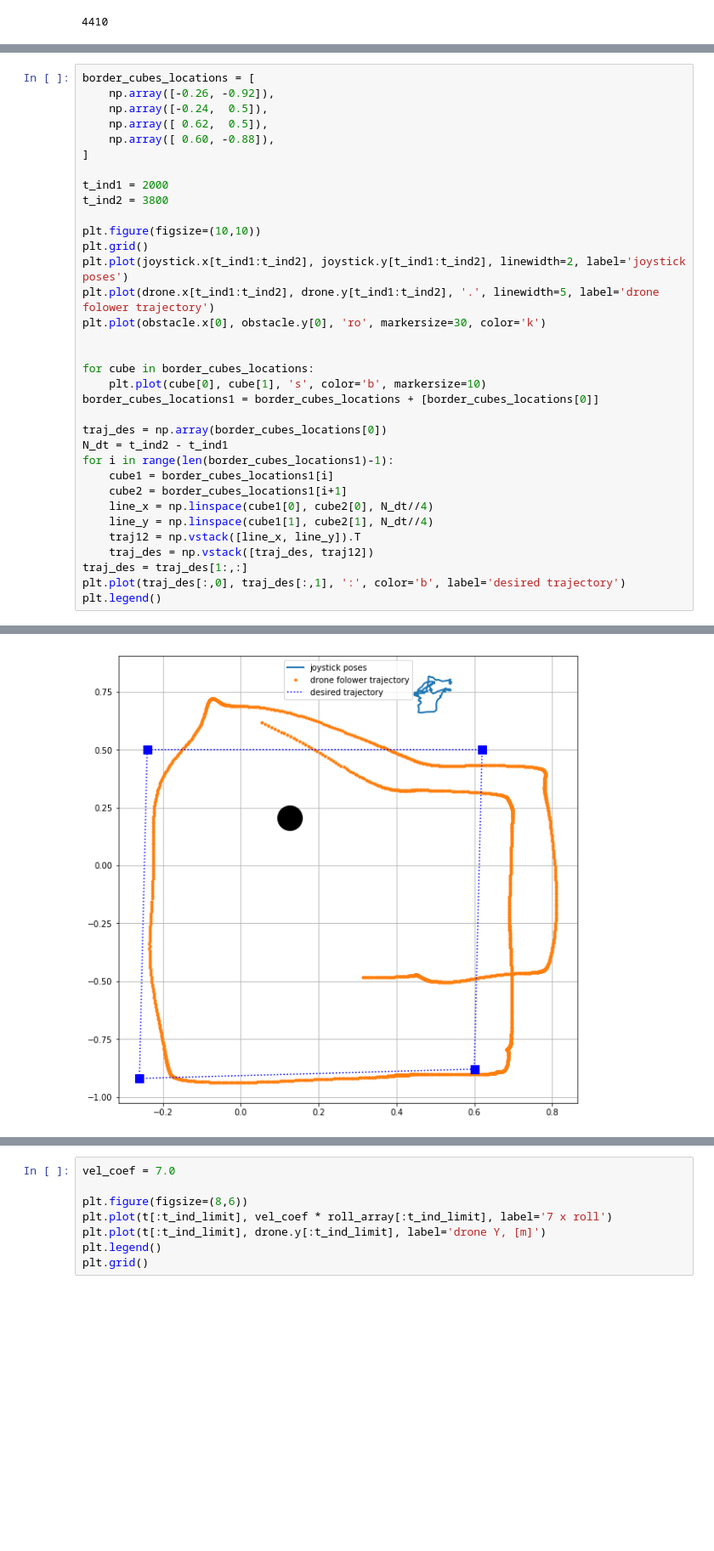
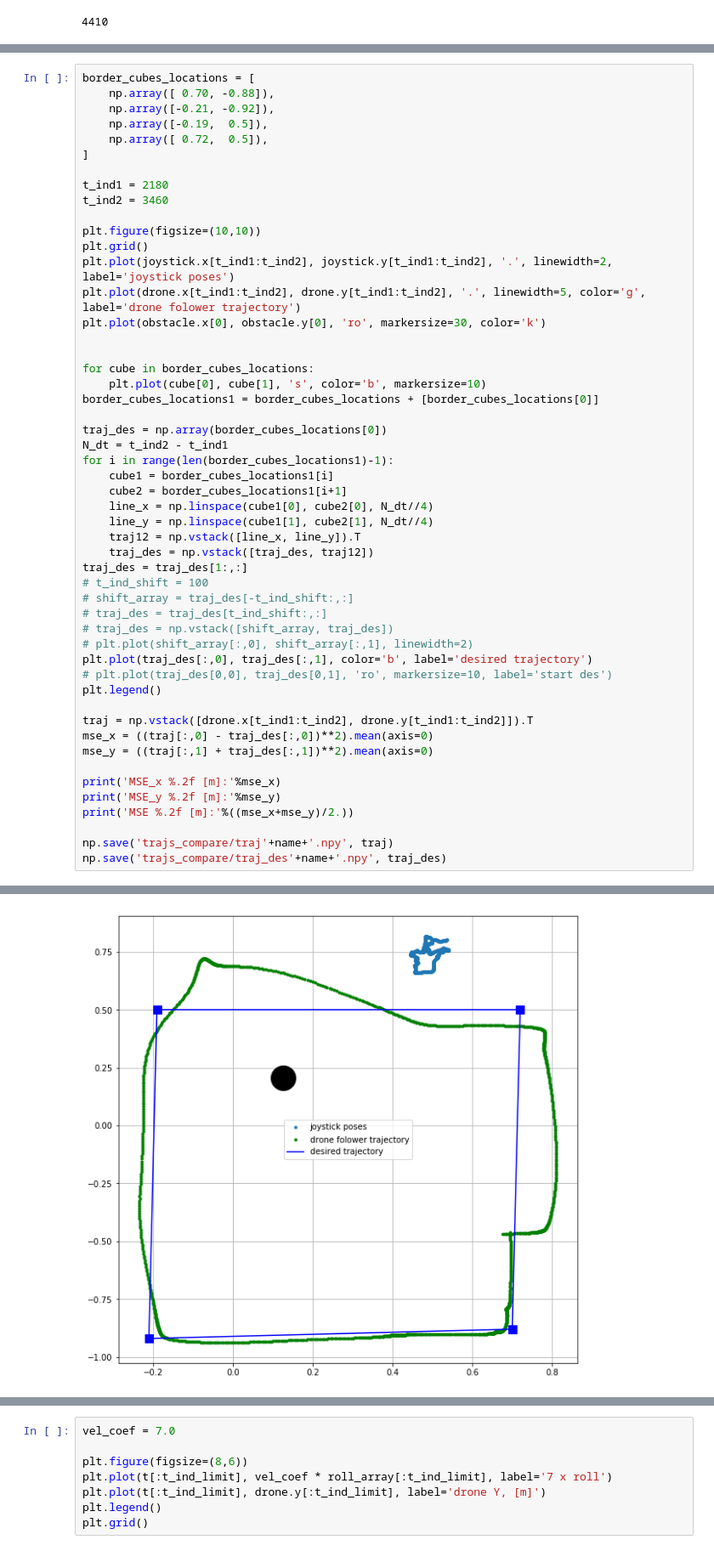
Before and after one commit to RuslanAgishev/crazyflie_ros, a Jupyter notebook: crazyflie_demo/scripts/droneStick/recorded_data/postprocessing.ipynb, the cells around one changed output, grey strips where cells are left out. Shown at 85% size. Saved outputs shown, nothing was run; the diff lists cells and outputs as text; blank space fills up the shorter version.

Commit message:
drone stick: trajectories performance metrics

```diff
--- a/crazyflie_demo/scripts/droneStick/recorded_data/postprocessing.ipynb
+++ b/crazyflie_demo/scripts/droneStick/recorded_data/postprocessing.ipynb
@@ -70,18 +75,18 @@ plt.grid()
 # %%
 border_cubes_locations = [
-    np.array([-0.26, -0.92]),
-    np.array([-0.24,  0.5]),
-    np.array([ 0.62,  0.5]),
-    np.array([ 0.60, -0.88]),
+    np.array([ 0.70, -0.88]),
+    np.array([-0.21, -0.92]),
+    np.array([-0.19,  0.5]),
+    np.array([ 0.72,  0.5]),
 ]
 
-t_ind1 = 2000
-t_ind2 = 3800
+t_ind1 = 2180
+t_ind2 = 3460
 
 plt.figure(figsize=(10,10))
 plt.grid()
-plt.plot(joystick.x[t_ind1:t_ind2], joystick.y[t_ind1:t_ind2], linewidth=2, label='joystick poses')
-plt.plot(drone.x[t_ind1:t_ind2], drone.y[t_ind1:t_ind2], '.', linewidth=5, label='drone folower trajectory')
+plt.plot(joystick.x[t_ind1:t_ind2], joystick.y[t_ind1:t_ind2], '.', linewidth=2, label='joystick poses')
+plt.plot(drone.x[t_ind1:t_ind2], drone.y[t_ind1:t_ind2], '.', linewidth=5, color='g', label='drone folower trajectory')
 plt.plot(obstacle.x[0], obstacle.y[0], 'ro', markersize=30, color='k')
 
 
@@ -99,6 +104,23 @@ for i in range(len(border_cubes_locations1)-1):
     traj12 = np.vstack([line_x, line_y]).T
     traj_des = np.vstack([traj_des, traj12])
 traj_des = traj_des[1:,:]
-plt.plot(traj_des[:,0], traj_des[:,1], ':', color='b', label='desired trajectory')
+# t_ind_shift = 100
+# shift_array = traj_des[-t_ind_shift:,:]
+# traj_des = traj_des[t_ind_shift:,:]
+# traj_des = np.vstack([shift_array, traj_des])
+# plt.plot(shift_array[:,0], shift_array[:,1], linewidth=2)
+plt.plot(traj_des[:,0], traj_des[:,1], color='b', label='desired trajectory')
+# plt.plot(traj_des[0,0], traj_des[0,1], 'ro', markersize=10, label='start des')
 plt.legend()
+
+traj = np.vstack([drone.x[t_ind1:t_ind2], drone.y[t_ind1:t_ind2]]).T
+mse_x = ((traj[:,0] - traj_des[:,0])**2).mean(axis=0)
+mse_y = ((traj[:,1] + traj_des[:,1])**2).mean(axis=0)
+
+print('MSE_x %.2f [m]:'%mse_x)
+print('MSE_y %.2f [m]:'%mse_y)
+print('MSE %.2f [m]:'%((mse_x+mse_y)/2.))
+
+np.save('trajs_compare/traj'+name+'.npy', traj)
+np.save('trajs_compare/traj_des'+name+'.npy', traj_des)
 # %% [output]
@@ -106 +130 @@ plt.legend()
-[figure, old version]
+[figure, new version]
```
Also changed, not shown: parts of 5 cells of this notebook, 7 other files.
